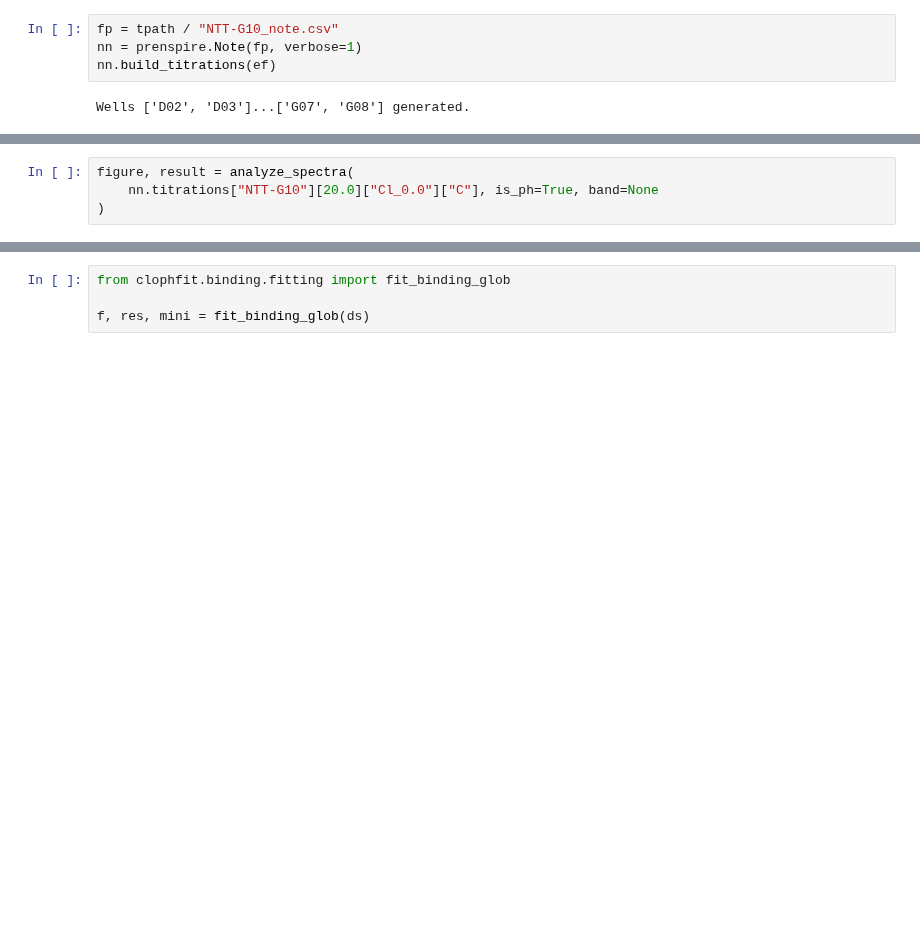
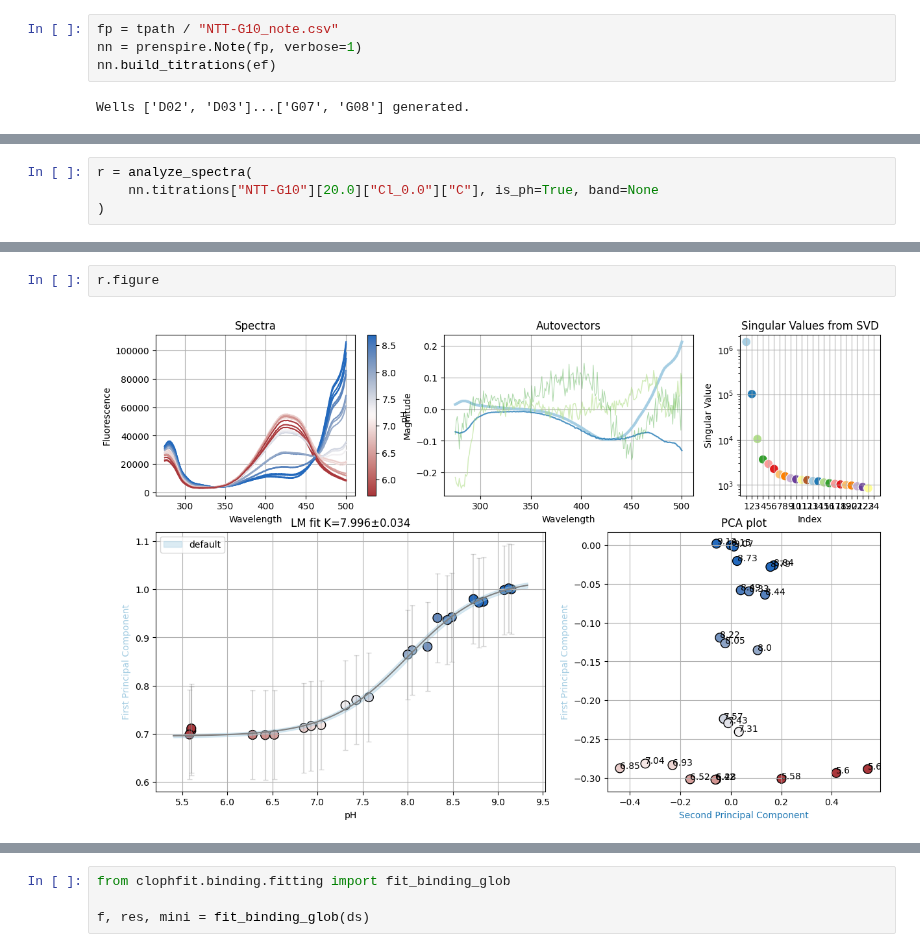
Before and after one commit to darosio/ClopHfit, a Jupyter notebook: docs/tutorials/prenspire.ipynb, the cells around one changed output, grey strips where cells are left out. Drawn from its saved outputs; the diff is of its cells as text; blank space fills up the shorter version.

```diff
--- a/docs/tutorials/prenspire.ipynb
+++ b/docs/tutorials/prenspire.ipynb
@@ -169,4 +186,4 @@ print(quantiles)
 # %%
-figure, result = analyze_spectra(
+r = analyze_spectra(
     nn.titrations["NTT-G10"][20.0]["Cl_0.0"]["C"], is_ph=True, band=None
 )
@@ -175,3 +211,7 @@ figure, result = analyze_spectra(
+# %%
+r.figure
+# %% [output]
+[figure, added]
 # %%
 spectra_A = nn.titrations["NTT-G10"][20.0]["Cl_0.0"]["A"]
 spectra_C = nn.titrations["NTT-G10"][20.0]["Cl_0.0"]["C"]
```
Also changed, not shown: parts of 27 cells of this notebook, 4 other files.
